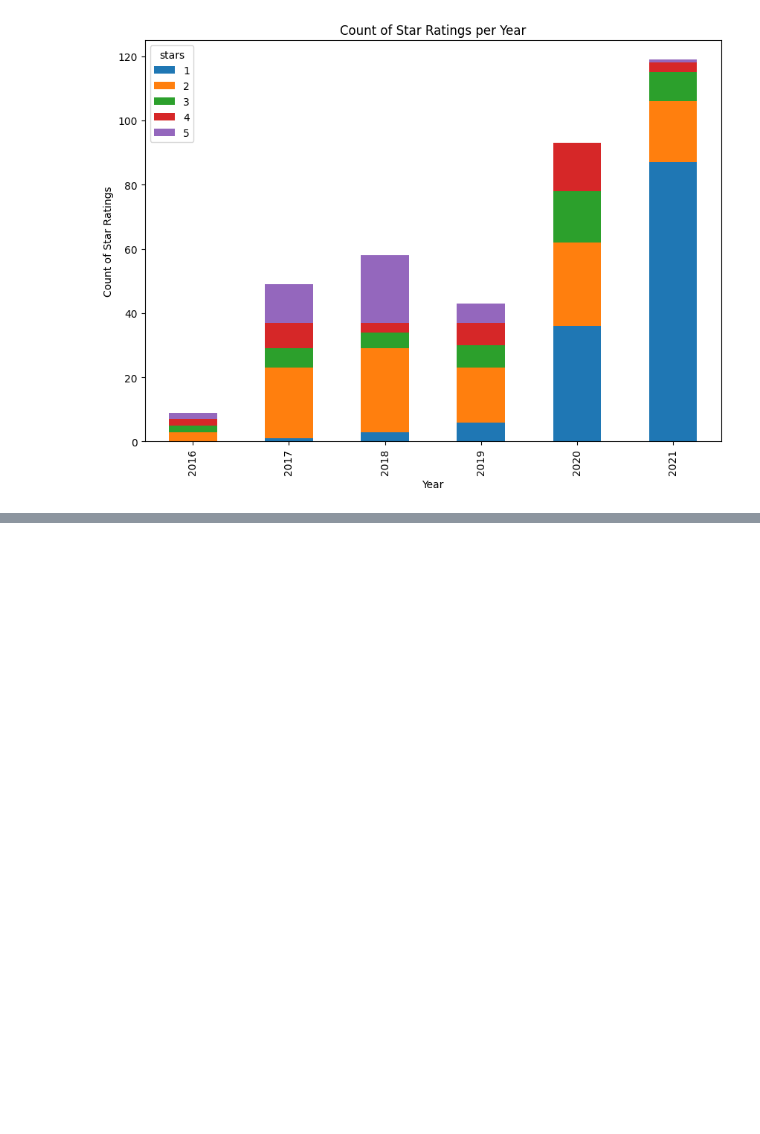
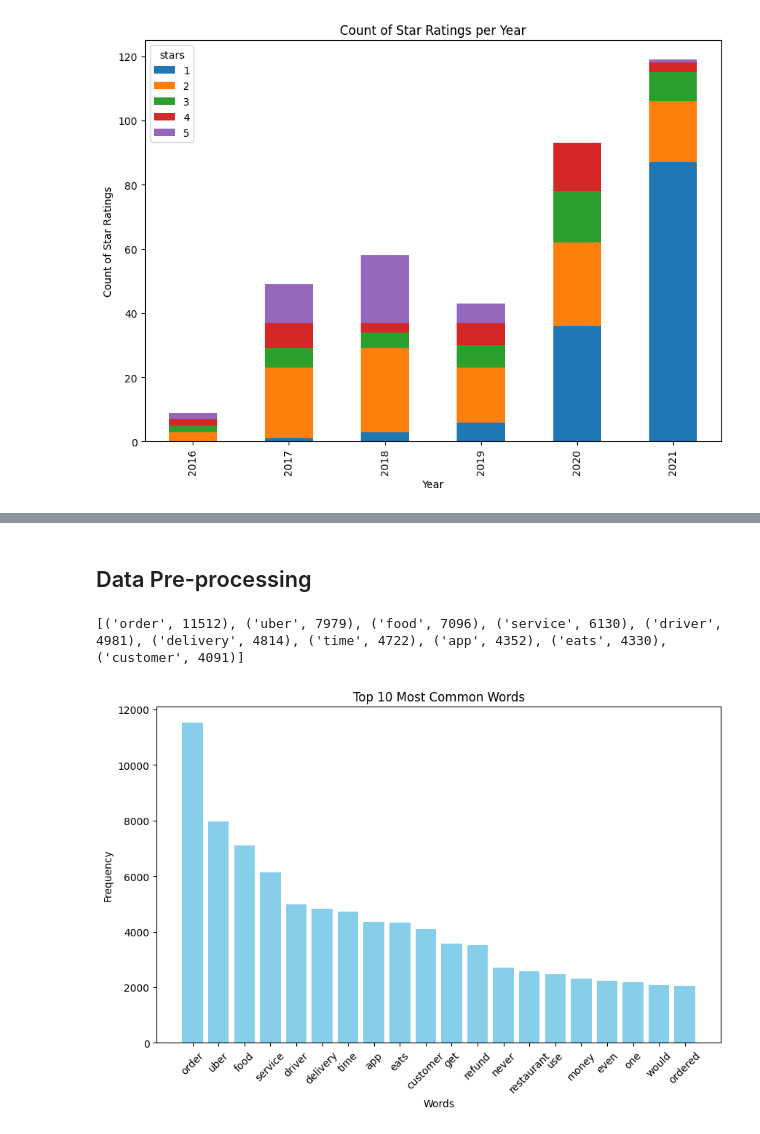
Before and after one commit to nightsinker/TSAP-UberEats, a Jupyter notebook: Data_Merge/Jay_Data_Prep.ipynb, the cells around one changed output, grey strips where cells are left out. Cells and saved outputs as stored; diff of their text form; code cells hidden in the pictures; blank space fills up the shorter version.

```diff
--- a/Data_Merge/Jay_Data_Prep.ipynb
+++ b/Data_Merge/Jay_Data_Prep.ipynb
@@ -164,0 +191,62 @@ plt.show()
+# %% [markdown]
+## Data Pre-processing
+# %%
+import pandas as pd
+from collections import Counter
+import re
+from nltk.tokenize import word_tokenize
+from nltk.corpus import stopwords
+from nltk.stem import WordNetLemmatizer
+from wordcloud import STOPWORDS
+
+def preprocess_text(text):
+    # Lowercasing
+    text = text.lower()
+
+    # Tokenization
+    tokens = word_tokenize(text)
+
+    # Removing Numbers
+    tokens = [word for word in tokens if not word.isdigit()]
+
+    # Removing Special Characters and Punctuation
+    tokens = [word for word in tokens if word.isalpha()]
+
+    # Removing Stop Words
+    stop_words = set(stopwords.words('english'))
+    tokens = [word for word in tokens if word not in stop_words]
+
+    # # Removing Emojis
+    # tokens = [word for word in tokens if word not in emoji.UNICODE_EMOJI]
+
+    # Lemmatization
+    lemmatizer = WordNetLemmatizer()
+    tokens = [lemmatizer.lemmatize(word) for word in tokens]
+
+    return tokens
+
+# Example usage:
+df['cleaned_text'] = df['review'].apply(preprocess_text)
+
+# Counting the most common words
+word_counts = Counter()
+
+for _, row in df.iterrows():
+    word_counts.update(row['cleaned_text'])
+
+print(word_counts.most_common(10))
+# %% [output]
+[('order', 11512), ('uber', 7979), ('food', 7096), ('service', 6130), ('driver', 4981), ('delivery', 4814), ('time', 4722), ('app', 4352), ('eats', 4330), ('customer', 4091)]
+# %%
+# Plotting the top 10 most common words
+common_words = dict(word_counts.most_common(20))
+
+plt.figure(figsize=(10, 6))
+plt.bar(common_words.keys(), common_words.values(), color='skyblue')
+plt.title('Top 10 Most Common Words')
+plt.xlabel('Words')
+plt.ylabel('Frequency')
+plt.xticks(rotation=45)
+plt.show()
+# %% [output]
+[figure, added]
```
Also changed, not shown: parts of 6 cells of this notebook.
